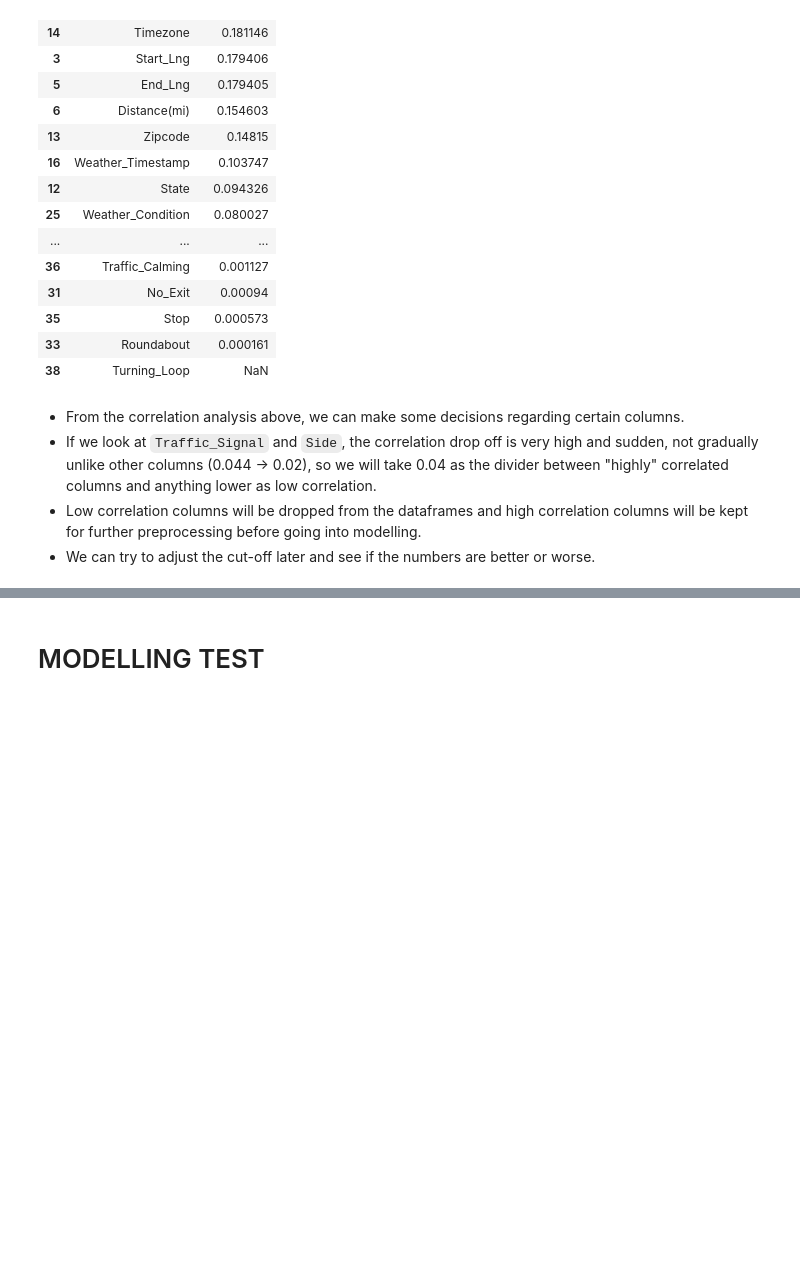
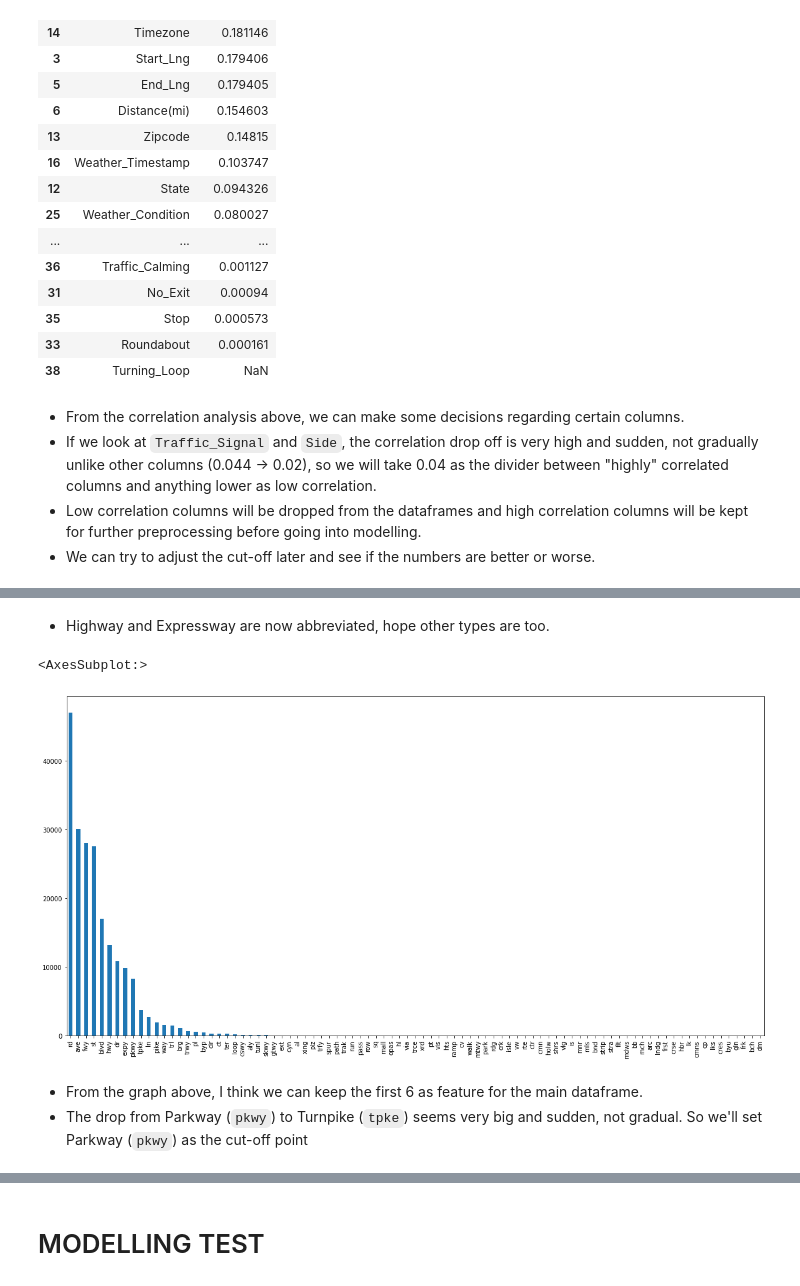
Before and after one commit to s3818311/PDS, a Jupyter notebook: main.ipynb, the cells around one changed output, grey strips where cells are left out. Saved outputs shown, nothing was run; the diff lists cells and outputs as text; code cells hidden in the pictures; blank space fills up the shorter version.

Commit message:
street engineered + more time features

```diff
--- a/main.ipynb
+++ b/main.ipynb
@@ -2066,0 +1988,12 @@ test_df.head(3)
+# %%
+# we don't need the old columns anymore now
+feat_train = feat_train.drop(freq_cols, axis=1)
+feat_val = feat_val.drop(freq_cols, axis=1)
+feat_test = feat_test.drop(freq_cols, axis=1)
+# %%
+# convert boolean columns to int
+for col in feat_train.columns:
+    if feat_train[col].dtype == 'bool':
+        feat_train[col] = feat_train[col].astype('int')
+        feat_val[col] = feat_val[col].astype('int')
+        feat_test[col] = feat_test[col].astype('int')
@@ -2066,0 +2013,17 @@ test_df.head(3)
+# %%
+# using this library to extract street type from address
+import usaddress
+
+def parse_addr(addr):
+    comps = usaddress.parse(addr)
+    for c in comps:
+        if c[1] == 'StreetNamePostType':
+            return c[0]
+
+    return ''
+
+
+str_type_df = feat_train[['Severity', 'Street']]
+str_type_df["Street"] = str_type_df["Street"].apply(parse_addr)
+
+str_type_df["Street"]
@@ -2066,0 +2067,6 @@ test_df.head(3)
+# %%
+# get the replace dictionary from another python helper file
+replace_d = get_street_types()
+
+str_type_df["Street"] = str_type_df["Street"].replace(replace_d)
+str_type_df["Street"].value_counts().head(25)
@@ -2066,0 +2091,11 @@ test_df.head(3)
+# %% [markdown]
+* Highway and Expressway are now abbreviated, hope other types are too.
+# %%
+# excepting the none street type, let's see the distribution of street types
+str_type_df["Street"].value_counts().iloc[1:].plot.bar(figsize=(20, 10))
+# %% [output]
+<AxesSubplot:>
+[figure, added]
+# %% [markdown]
+* From the graph above, I think we can keep the first 6 as feature for the main dataframe.
+* The drop from Parkway (`pkwy`) to Turnpike (`tpke`) seems very big and sudden, not gradual. So we'll set Parkway (`pkwy`) as the cut-off point
```
Also changed, not shown: parts of 82 cells of this notebook, 1 other file.
